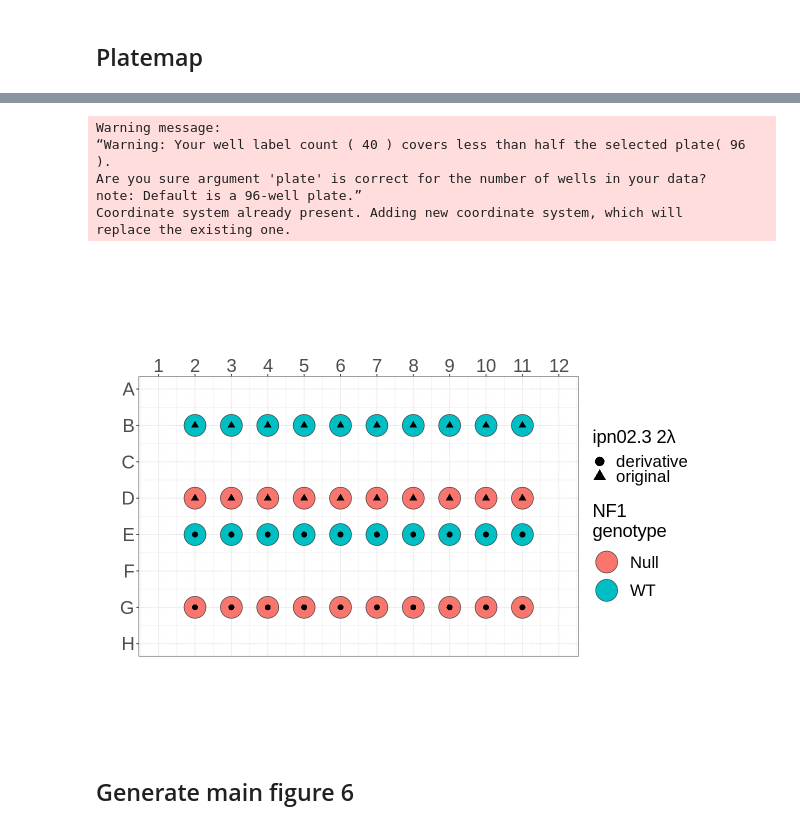
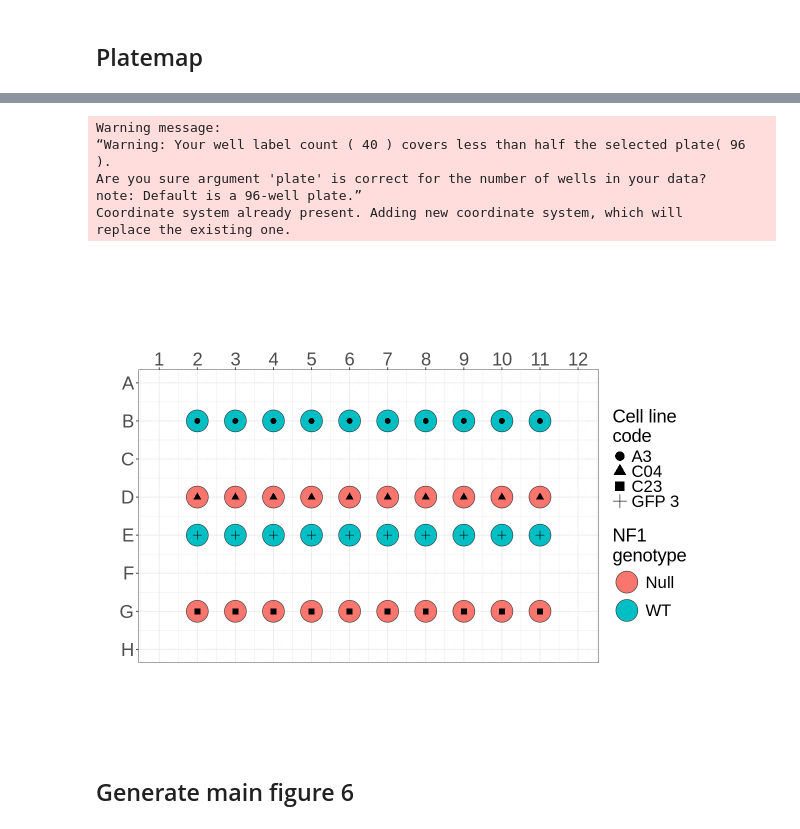
Before and after one commit to mtalbot-texas/nf1_schwann_cell_morphology_signature, a Jupyter notebook: 4.figures/main_figure_6/main_figure_6.ipynb, the cells around one changed output, grey strips where cells are left out. Saved outputs shown, nothing was run; the diff lists cells and outputs as text; code cells hidden in the pictures.

```diff
--- a/4.figures/main_figure_6/main_figure_6.ipynb
+++ b/4.figures/main_figure_6/main_figure_6.ipynb
@@ -347,6 +362,14 @@ Warning message:
 platemap_df <- platemap_df %>%
     filter(genotype != "HET")
 
-# Add new column for cell line derivative
+# Add new column for cell line code
 platemap_df <- platemap_df %>%
-    mutate(cell_line_derivative = factor(ifelse(Institution == "iNFixion", "original", ifelse(Institution == "MGH", "derivative", NA))))
+    mutate(cell_line_code = case_when(
+        Institution == "iNFixion" & genotype == "Null" ~ "C04",
+        Institution == "iNFixion" & genotype == "WT" ~ "A3",
+        Institution == "MGH" & genotype == "WT" ~ "GFP 3",
+        Institution == "MGH" & genotype == "Null" ~ "C23",
+        TRUE ~ NA_character_
+    ))
+
+head(platemap_df)
@@ -356,36 +389,36 @@ height <- 8
 options(repr.plot.width = width, repr.plot.height = height)
 
 # Generate platemap figure
 platemap <-
     platetools::raw_map(
         data = platemap_df$genotype,
         well = platemap_df$well_position,
         plate = 96,
         size = 12
     ) +
     coord_fixed(ratio = 1.0) +
     ggplot2::scale_fill_discrete(name = "NF1\ngenotype") +
-    ggplot2::geom_point(aes(shape = platemap_df$cell_line_derivative), size= 3) +
-    ggplot2::scale_shape_discrete(name = "ipn02.3 2λ") +
+    ggplot2::geom_point(aes(shape = platemap_df$cell_line_code), size= 3) +
+    ggplot2::scale_shape_discrete(name = "Cell line\ncode") +
     theme(
         legend.title = element_text(size = 22),  # Larger legend title
         legend.text = element_text(size = 20),  # Larger legend text
         axis.text = element_text(size = 22),  # Larger axis tick labels
         axis.title = element_text(size = 22)  # Larger axis titles
     ) +
     guides(
         shape = guide_legend(override.aes = list(size = 5)),
     )
 
 platemap
 # %% [output]
 Warning message:
 “Warning: Your well label count ( 40 ) covers less than half the selected plate( 96 ).
 Are you sure argument 'plate' is correct for the number of wells in your data?
 note: Default is a 96-well plate.”
 Coordinate system already present. Adding new coordinate system, which will
 replace the existing one.
-[figure, old version]
+[figure, new version]
 # %% [markdown]
 ## Generate main figure 6
 # %%
```
Also changed, not shown: parts of 15 cells of this notebook, 52 other files.
